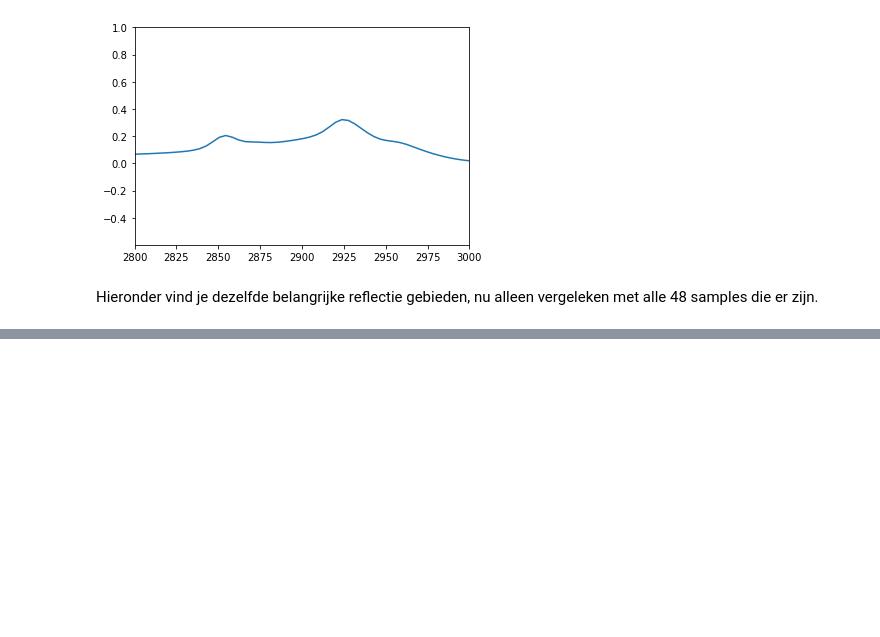
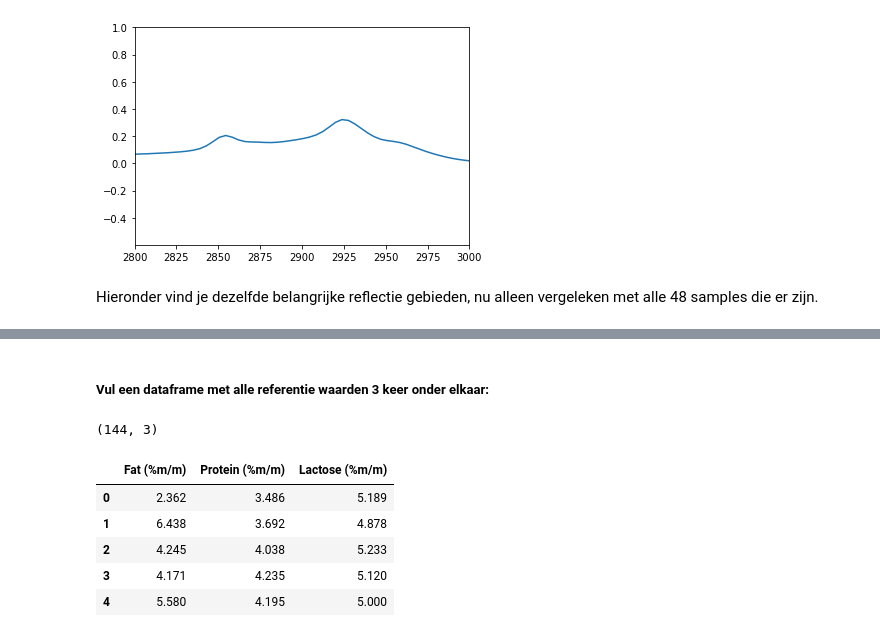
Before and after one commit to asscherhofstede/Koemelk-analyse, a Jupyter notebook: Koemelk Analyse.ipynb, the cells around one changed output, grey strips where cells are left out. Saved outputs shown, nothing was run; the diff lists cells and outputs as text; code cells hidden in the pictures; blank space fills up the shorter version.

```diff
--- a/Koemelk Analyse.ipynb
+++ b/Koemelk Analyse.ipynb
@@ -129,0 +202,21 @@ plt.ylim([-0.1, 0.8])
+# %% [markdown]
+##### Vul een dataframe met alle referentie waarden 3 keer onder elkaar:
+# %%
+# Omdat er 3 metingen zijn gedaan, moeten we deze 3 keer met de referentie waarden vergelijken
+Y = pd.read_excel('Reference values.xlsx')
+Y = Y.drop(columns=['Sample'])
+
+Y_all = pd.DataFrame()
+for meting in range(3):
+    Y_all = Y_all.append(Y, ignore_index=True)
+
+print(Y_all.shape)
+Y_all.head()
+# %% [output]
+(144, 3)
+|  | Fat (%m/m) | Protein (%m/m) | Lactose (%m/m) |
+| 0 | 2.362 | 3.486 | 5.189 |
+| 1 | 6.438 | 3.692 | 4.878 |
+| 2 | 4.245 | 4.038 | 5.233 |
+| 3 | 4.171 | 4.235 | 5.120 |
+| 4 | 5.580 | 4.195 | 5.000 |
```
Also changed, not shown: parts of 34 cells of this notebook, 9 other files.
